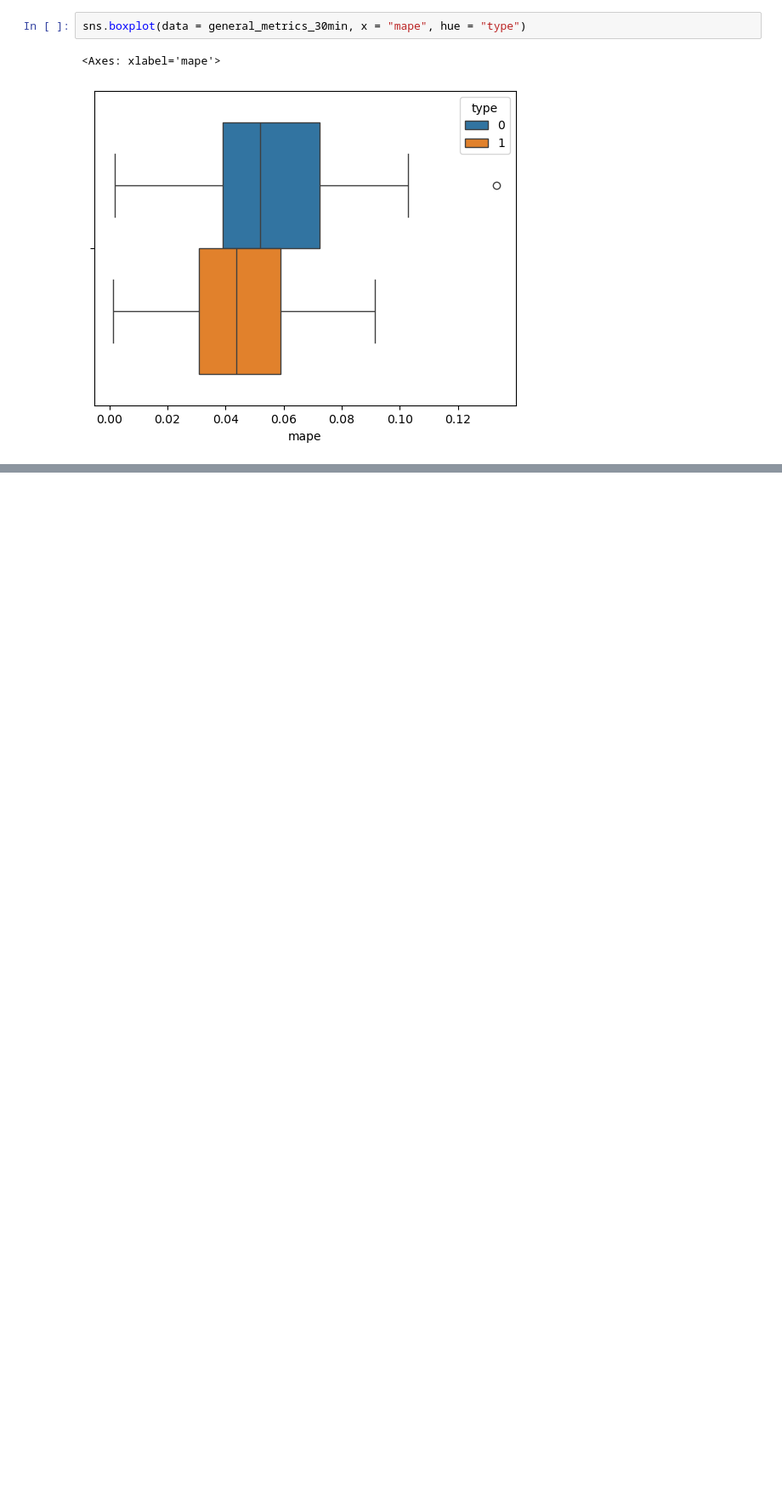
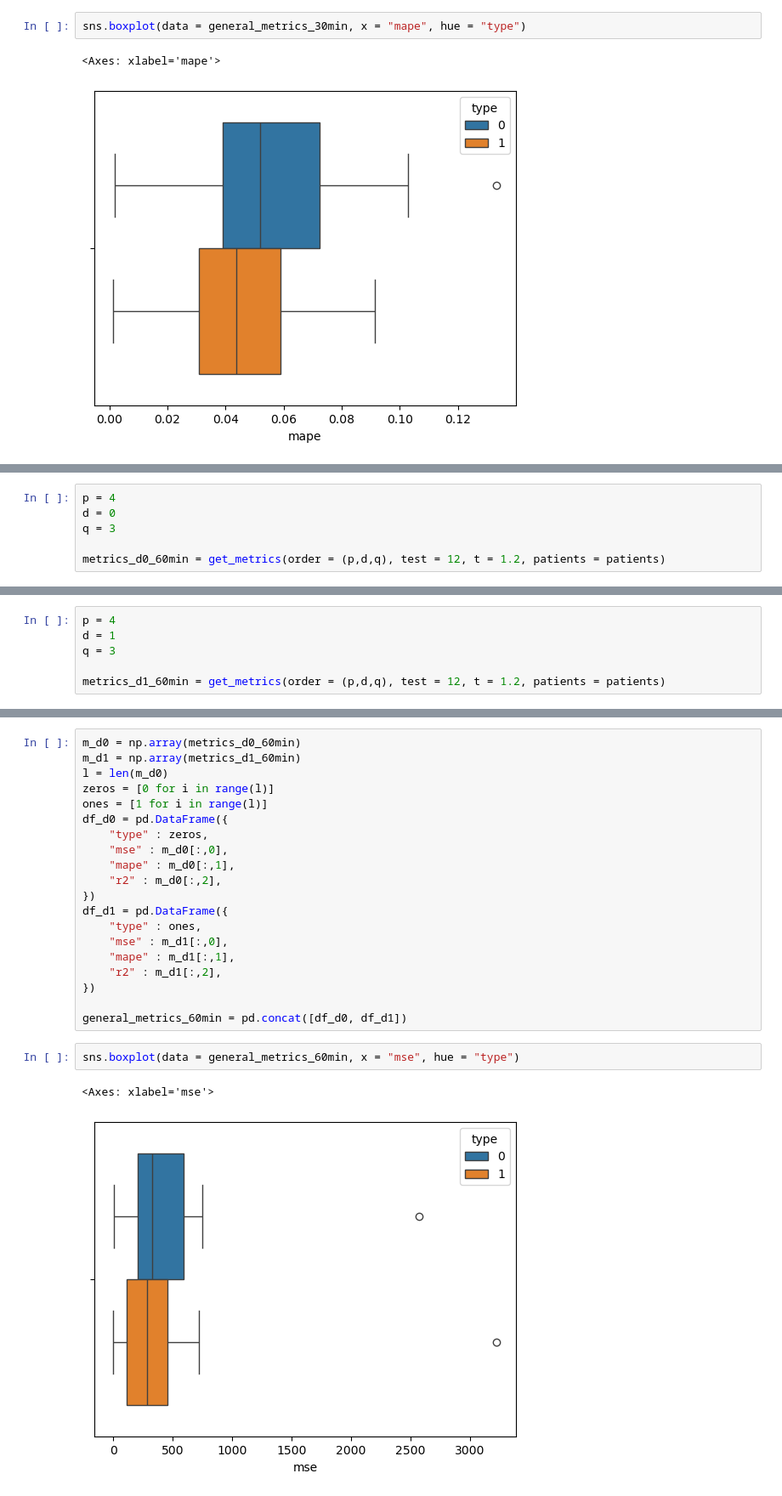
Before and after one commit to LuisDogo/Hypoglycemia_Prediction, a Jupyter notebook: notebooks/arima_approach.ipynb, the cells around one changed output, grey strips where cells are left out. Shown: that part at 85% size. Cells and saved outputs as stored; diff of their text form; blank space fills up the shorter version.

```diff
--- a/notebooks/arima_approach.ipynb
+++ b/notebooks/arima_approach.ipynb
@@ -267,0 +273,6 @@ sns.boxplot(data = general_metrics_30min, x = "mse", hue = "type")
+# %%
+p = 4
+d = 0
+q = 3
+
+metrics_d0_60min = get_metrics(order = (p,d,q), test = 12, t = 1.2, patients = patients)
@@ -267,0 +297,6 @@ sns.boxplot(data = general_metrics_30min, x = "mse", hue = "type")
+# %%
+p = 4
+d = 1
+q = 3
+
+metrics_d1_60min = get_metrics(order = (p,d,q), test = 12, t = 1.2, patients = patients)
@@ -267,0 +321,25 @@ sns.boxplot(data = general_metrics_30min, x = "mse", hue = "type")
+# %%
+m_d0 = np.array(metrics_d0_60min)
+m_d1 = np.array(metrics_d1_60min)
+l = len(m_d0)
+zeros = [0 for i in range(l)]
+ones = [1 for i in range(l)]
+df_d0 = pd.DataFrame({
+    "type" : zeros,
+    "mse" : m_d0[:,0],
+    "mape" : m_d0[:,1],
+    "r2" : m_d0[:,2],
+})
+df_d1 = pd.DataFrame({
+    "type" : ones,
+    "mse" : m_d1[:,0],
+    "mape" : m_d1[:,1],
+    "r2" : m_d1[:,2],
+})
+
+general_metrics_60min = pd.concat([df_d0, df_d1])
+# %%
+sns.boxplot(data = general_metrics_60min, x = "mse", hue = "type")
+# %% [output]
+<Axes: xlabel='mse'>
+[figure, added]
```
Also changed, not shown: parts of 10 cells of this notebook.
